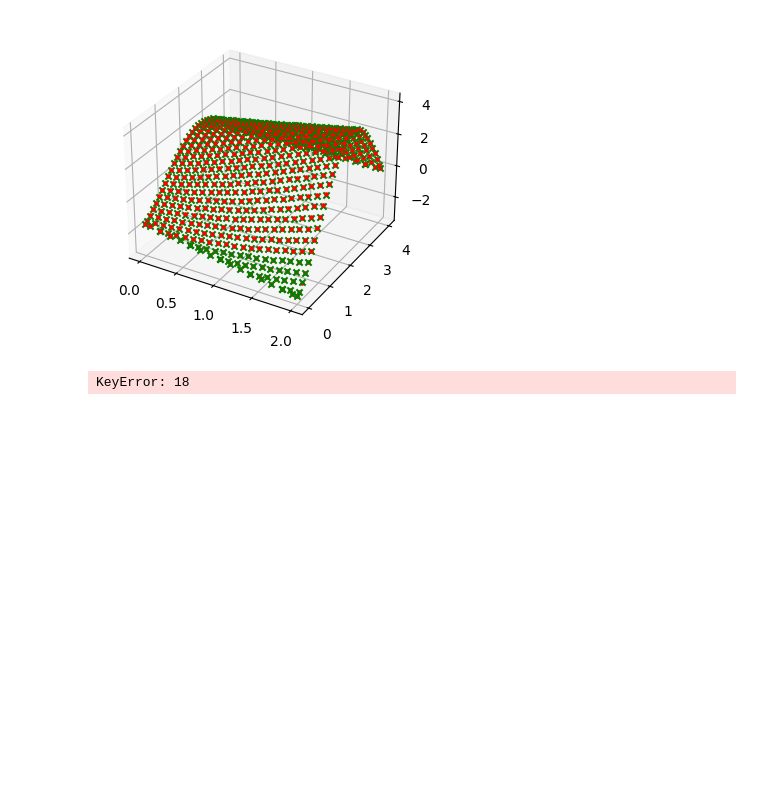
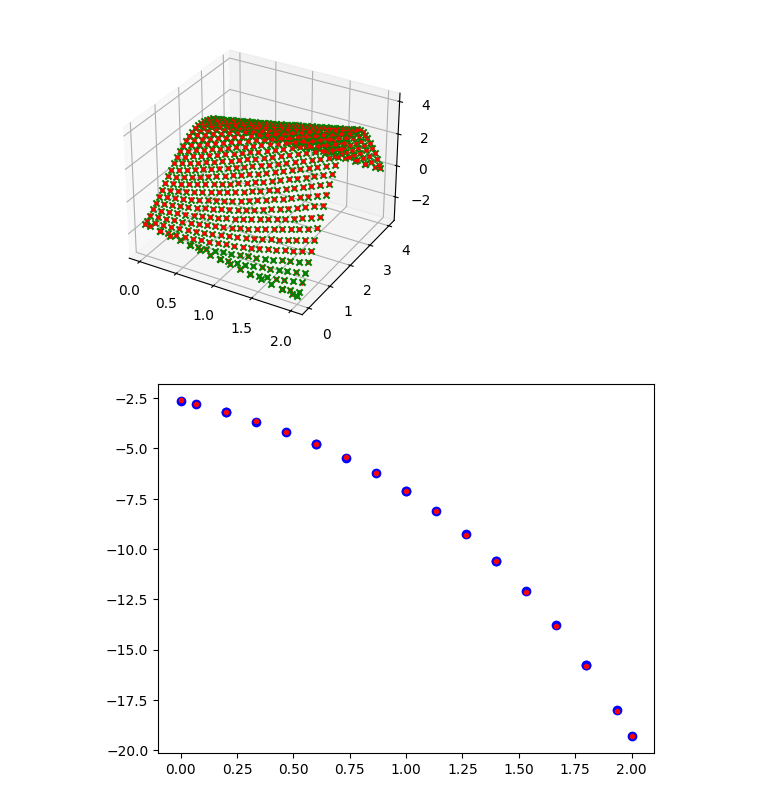
Before and after one commit to Dann38/model_rectification_column, a Jupyter notebook: Untitled.ipynb, the cells around one changed output. Cells and saved outputs as stored; diff of their text form; code cells hidden in the pictures; blank space fills up the shorter version.

```diff
--- a/Untitled.ipynb
+++ b/Untitled.ipynb
@@ -84,7 +84,7 @@ for node in mesh.nodes_start_l:
     t = node[3]
     node, _ = mesh.get_center_node(i, j)
     plt.plot([s,node[2]], [t, node[3]], "g")
-    plt.scatter(s, t, color="r", marker=".")
+    plt.scatter(s, t, color="r", marker="<")
 
 for node in mesh.nodes_start_r:
     i = int(node[0])
@@ -93,7 +93,7 @@ for node in mesh.nodes_start_r:
     t = node[3]
     node, _ = mesh.get_center_node(i, j)
     plt.plot([s,node[2]], [t, node[3]], "g")
-    plt.scatter(s, t, color="r", marker=">")
+    plt.scatter(s, t, color="r", marker=".")
 
 
 plt.plot([hyp_problem.S0, hyp_problem.S1], [hyp_problem.T0, hyp_problem.T0], "r")
@@ -403,8 +403,22 @@ plt.show()
 # %% [output]
 [figure]
 # %%
-point_psi1
+s_ar, psi1_ar, psi2_ar, psi1_an_ar, psi2_an_ar = [],[],[],[], []
+for cord, rez in zip(mesh.nodes_start_l.tolist()+mesh.nodes_start_r.tolist(),
+                     mesh.rez_nodes_start_l+mesh.rez_nodes_start_r):
+    s = cord[2]
+    t = cord[3]
+    psi1 = rez[1][0]
+    psi2 = rez[1][1]
+
+    s_ar.append(s)
+    psi1_ar.append(psi1)
+    psi2_ar.append(psi2)
+    psi1_an_ar.append(psi1_an(s, t))
+    psi2_an_ar.append(psi2_an(s, t))
 # %%
-mesh.nodes_center_dict[18]
+for s, x1, x2 in zip(s_ar, psi1_ar, psi1_an_ar):
+    plt.scatter(s, x1, color="b")
+    plt.scatter(s, x2, color="r", marker=".")
 # %% [output]
-KeyError: 18
+[figure, added]
```
Also changed, not shown: parts of 2 cells of this notebook, 1 other file.
